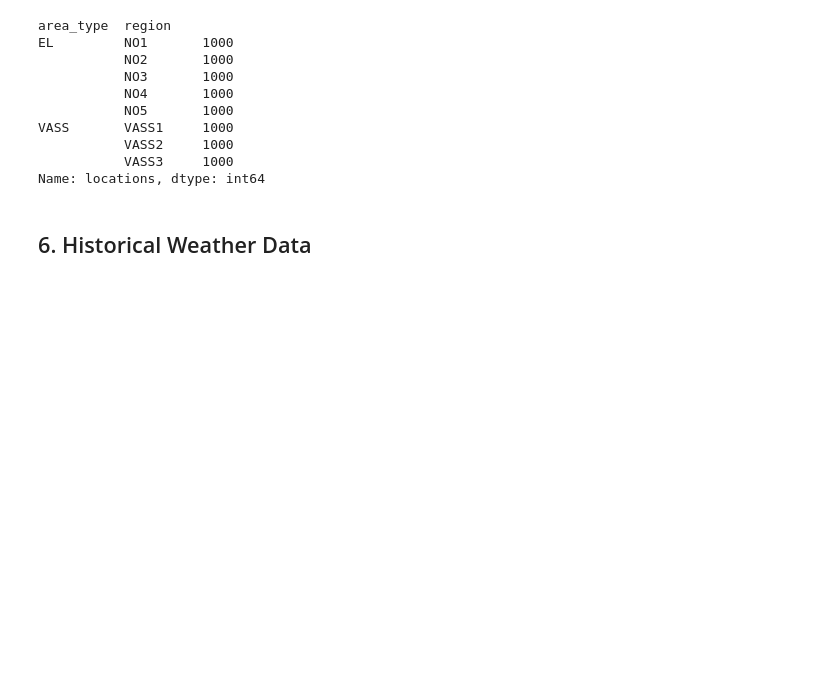
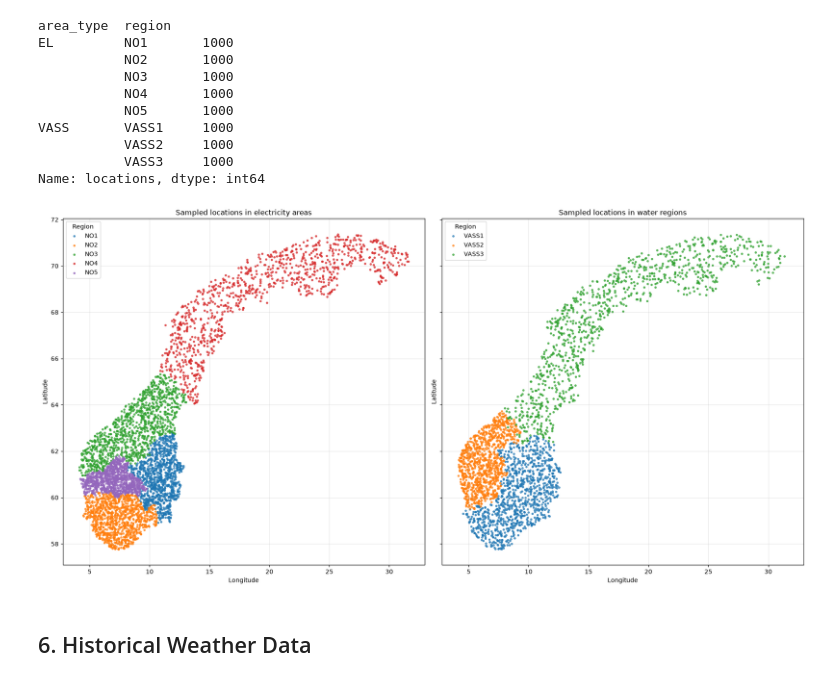
Before and after one commit to EliasVinsrygg/IND320-EliasVinsrygg, a Jupyter notebook: Compulsory Assignments/notebooks/CA3.ipynb, the cells around one changed output. Saved outputs shown, nothing was run; the diff lists cells and outputs as text; code cells hidden in the pictures; blank space fills up the shorter version.

```diff
--- a/Compulsory Assignments/notebooks/CA3.ipynb
+++ b/Compulsory Assignments/notebooks/CA3.ipynb
@@ -133,6 +133,42 @@ VASS       VASS1     1000
            VASS2     1000
            VASS3     1000
 Name: locations, dtype: int64
+# %%
+# Drawing sampled locations with a distinct color for each region.
+# Showing electricity-area and water-region samples side by side.
+fig, axes = plt.subplots(1, 2, figsize=(18, 9), sharex=True, sharey=True)
+colors = plt.get_cmap("tab10")
+
+for ax, (area_type, title) in zip(axes, [
+    ("EL", "Sampled locations in electricity areas"),
+    ("VASS", "Sampled locations in water regions"),
+]):
+    points_by_region = sampled_points.loc[
+        sampled_points["area_type"] == area_type
+    ].groupby("region", sort=True)
+
+    for color_index, (region, points) in enumerate(points_by_region):
+        ax.scatter(
+            points["longitude"],
+            points["latitude"],
+            color=colors(color_index),
+            label=region,
+            s=8,
+            alpha=0.7,
+        )
+
+    ax.set(
+        xlabel="Longitude",
+        ylabel="Latitude",
+        title=title,
+    )
+    ax.grid(True, alpha=0.3)
+    ax.legend(title="Region", loc="best")
+
+fig.tight_layout()
+plt.show()
+# %% [output]
+[figure, added]
 # %% [markdown]
 ## 6. Historical Weather Data
 # %% [markdown]
```
Also changed, not shown: 4 other files.
